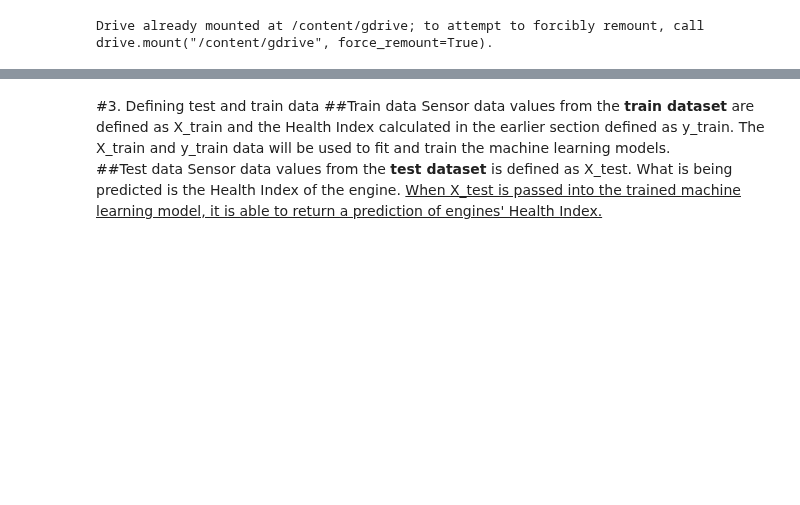
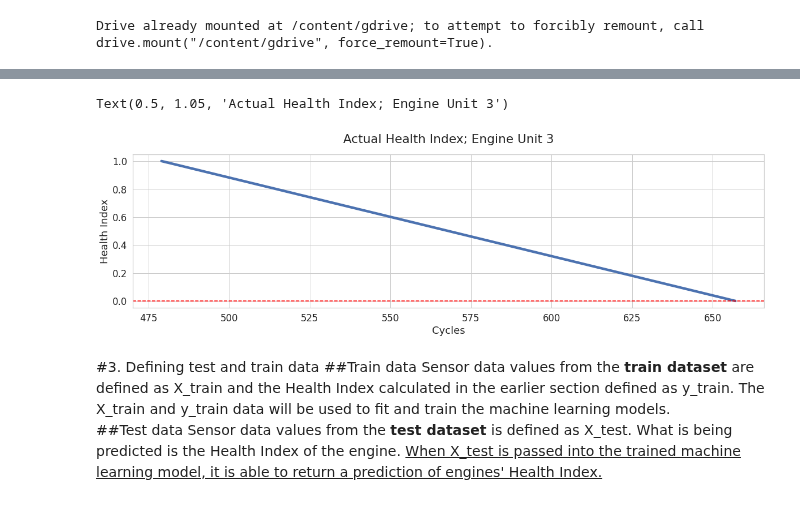
Before and after one commit to luqmanbuang/Aircraft-Engine-Lifetime-Prediction-with-Machine-Learning, a Jupyter notebook: Main.ipynb, the cells around one changed output, grey strips where cells are left out. Drawn from its saved outputs; the diff is of its cells as text; code cells hidden in the pictures; blank space fills up the shorter version.

```diff
--- a/Main.ipynb
+++ b/Main.ipynb
@@ -121,3 +135,16 @@ df_train_FD001['Health Index'] = healthIndex
+# %%
+sns.set(font_scale=1.5)
+plt.figure(figsize = (20, 5))
+sns.set_style('whitegrid')
+
+plt.plot(df_train_FD001['Health Index'][df_train_FD001['unit']==3], linewidth=4.5)
+plt.axhline(0, color="red", linestyle='dashed', linewidth=1.6)
+plt.xlabel('Cycles')
+plt.ylabel('Health Index')
+plt.title('Actual Health Index; Engine Unit 3', x=0.5, y=1.05, ha='center', fontsize='large')
+# %% [output]
+Text(0.5, 1.05, 'Actual Health Index; Engine Unit 3')
+[figure, added]
 # %% [markdown]
 #3. Defining test and train data
 ##Train data
```
Also changed, not shown: parts of 20 cells of this notebook.
